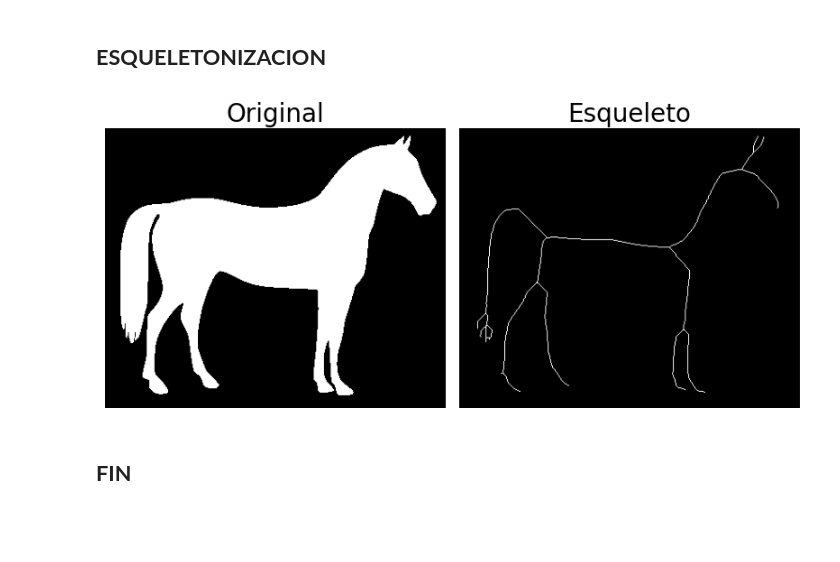
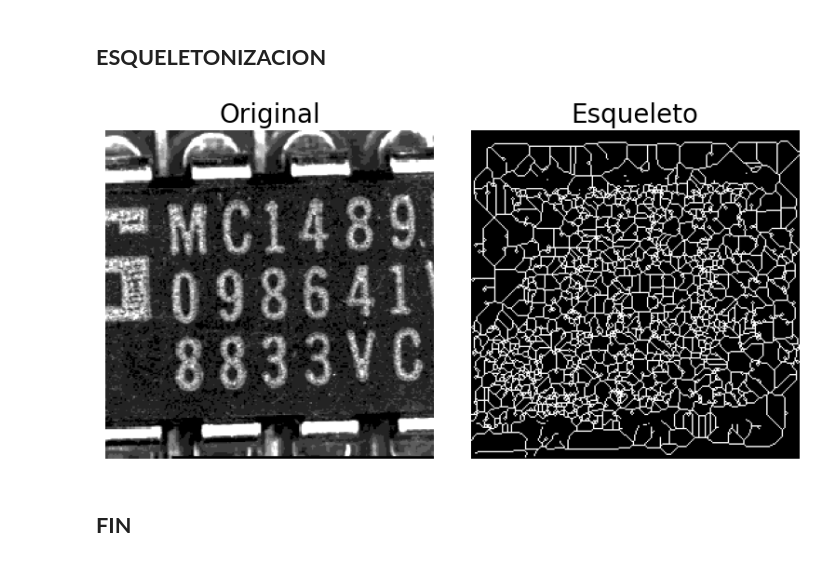
Before and after one commit to enriquejujuy/IPDI, a Jupyter notebook: IPDI_TP5.ipynb, the cells around one changed output. Drawn from its saved outputs; the diff is of its cells as text; code cells hidden in the pictures; blank space fills up the shorter version.

```diff
--- a/IPDI_TP5.ipynb
+++ b/IPDI_TP5.ipynb
@@ -270,30 +268,32 @@ plt.show()
 # %%
 from skimage.morphology import skeletonize
 from skimage import data
 import matplotlib.pyplot as plt
 from skimage.util import invert
 
-image = invert(data.horse())
+#image = invert(data.horse())
 
-skeleton = skeletonize(image)
+#skeleton = skeletonize(image)
+skeleton = skeletonize(img)
 
 fig, axes = plt.subplots(nrows=1, ncols=2, figsize=(8, 4),
                          sharex=True, sharey=True)
 
 ax = axes.ravel()
 
-ax[0].imshow(image, cmap=plt.cm.gray)
+#ax[0].imshow(image, cmap=plt.cm.gray)
+ax[0].imshow(img, cmap=plt.cm.gray)
 ax[0].axis('off')
 ax[0].set_title('Original', fontsize=20)
 
 ax[1].imshow(skeleton, cmap=plt.cm.gray)
 ax[1].axis('off')
 ax[1].set_title('Esqueleto', fontsize=20)
 
 
 fig.tight_layout()
 plt.show()
 # %% [output]
-[figure, old version]
+[figure, new version]
 # %% [markdown]
 ## **FIN**
```
Also changed, not shown: parts of 2 cells of this notebook.
